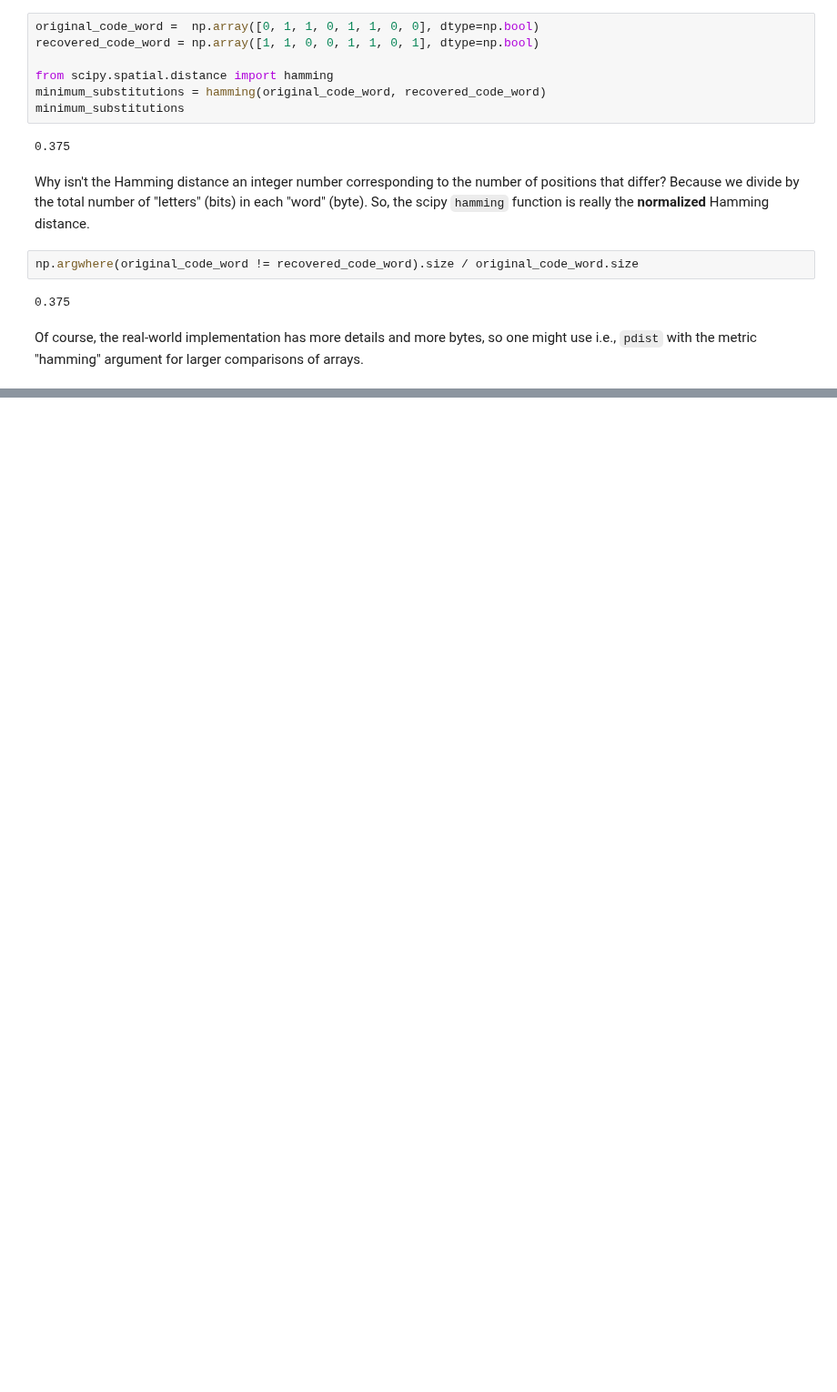
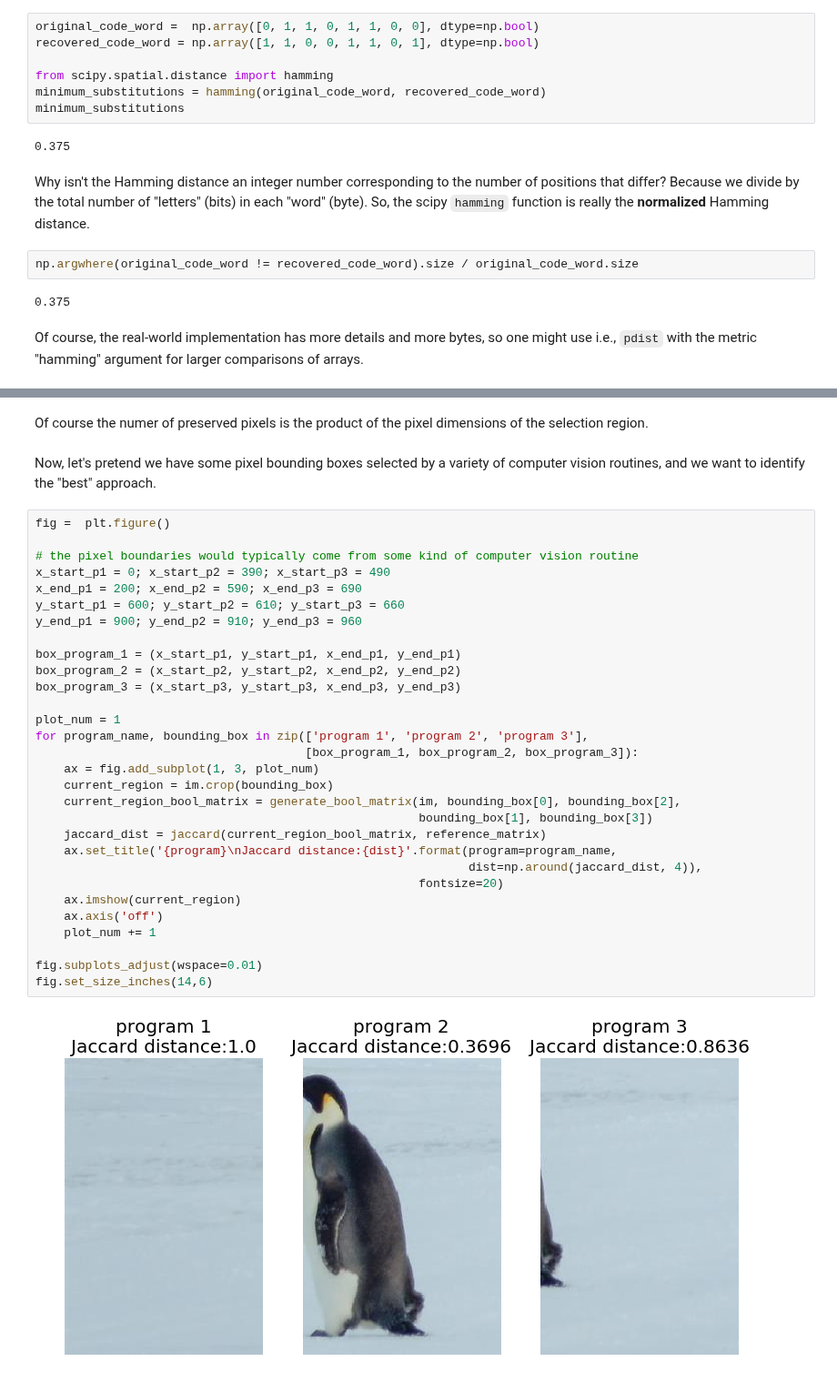
Before and after one commit to tylerjereddy/pycon-2017, a Jupyter notebook: mastering_scipy_spatial.ipynb, the cells around one changed output, grey strips where cells are left out. Shown at 91% size. Cells and saved outputs as stored; diff of their text form; blank space fills up the shorter version.

```diff
--- a/mastering_scipy_spatial.ipynb
+++ b/mastering_scipy_spatial.ipynb
@@ -413,0 +454,36 @@ Of course, the real-world implementation has more details and more bytes, so one
+# %% [markdown]
+Of course the numer of preserved pixels is the product of the pixel dimensions of the selection region.
+# %% [markdown]
+Now, let's pretend we have some pixel bounding boxes selected by a variety of computer vision routines, and we want to identify the "best" approach.
+# %%
+fig =  plt.figure()
+
+# the pixel boundaries would typically come from some kind of computer vision routine
+x_start_p1 = 0; x_start_p2 = 390; x_start_p3 = 490
+x_end_p1 = 200; x_end_p2 = 590; x_end_p3 = 690
+y_start_p1 = 600; y_start_p2 = 610; y_start_p3 = 660
+y_end_p1 = 900; y_end_p2 = 910; y_end_p3 = 960
+
+box_program_1 = (x_start_p1, y_start_p1, x_end_p1, y_end_p1)
+box_program_2 = (x_start_p2, y_start_p2, x_end_p2, y_end_p2)
+box_program_3 = (x_start_p3, y_start_p3, x_end_p3, y_end_p3)
+
+plot_num = 1
+for program_name, bounding_box in zip(['program 1', 'program 2', 'program 3'],
+                                      [box_program_1, box_program_2, box_program_3]):
+    ax = fig.add_subplot(1, 3, plot_num)
+    current_region = im.crop(bounding_box)
+    current_region_bool_matrix = generate_bool_matrix(im, bounding_box[0], bounding_box[2],
+                                                      bounding_box[1], bounding_box[3])
+    jaccard_dist = jaccard(current_region_bool_matrix, reference_matrix)
+    ax.set_title('{program}\nJaccard distance:{dist}'.format(program=program_name,
+                                                             dist=np.around(jaccard_dist, 4)),
+                                                      fontsize=20)
+    ax.imshow(current_region)
+    ax.axis('off')
+    plot_num += 1
+
+fig.subplots_adjust(wspace=0.01)
+fig.set_size_inches(14,6)
+# %% [output]
+[figure, added]
```
Also changed, not shown: parts of 6 cells of this notebook, 1 other file.
